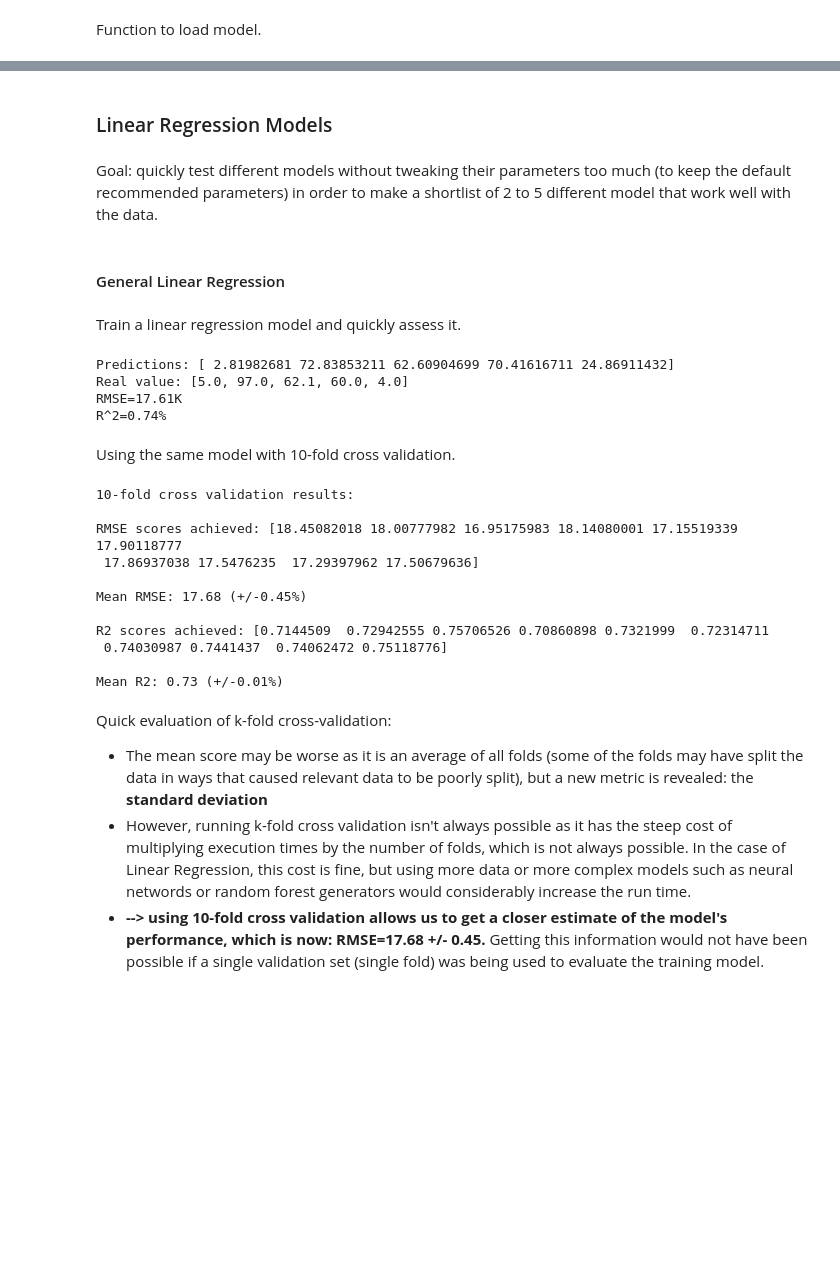
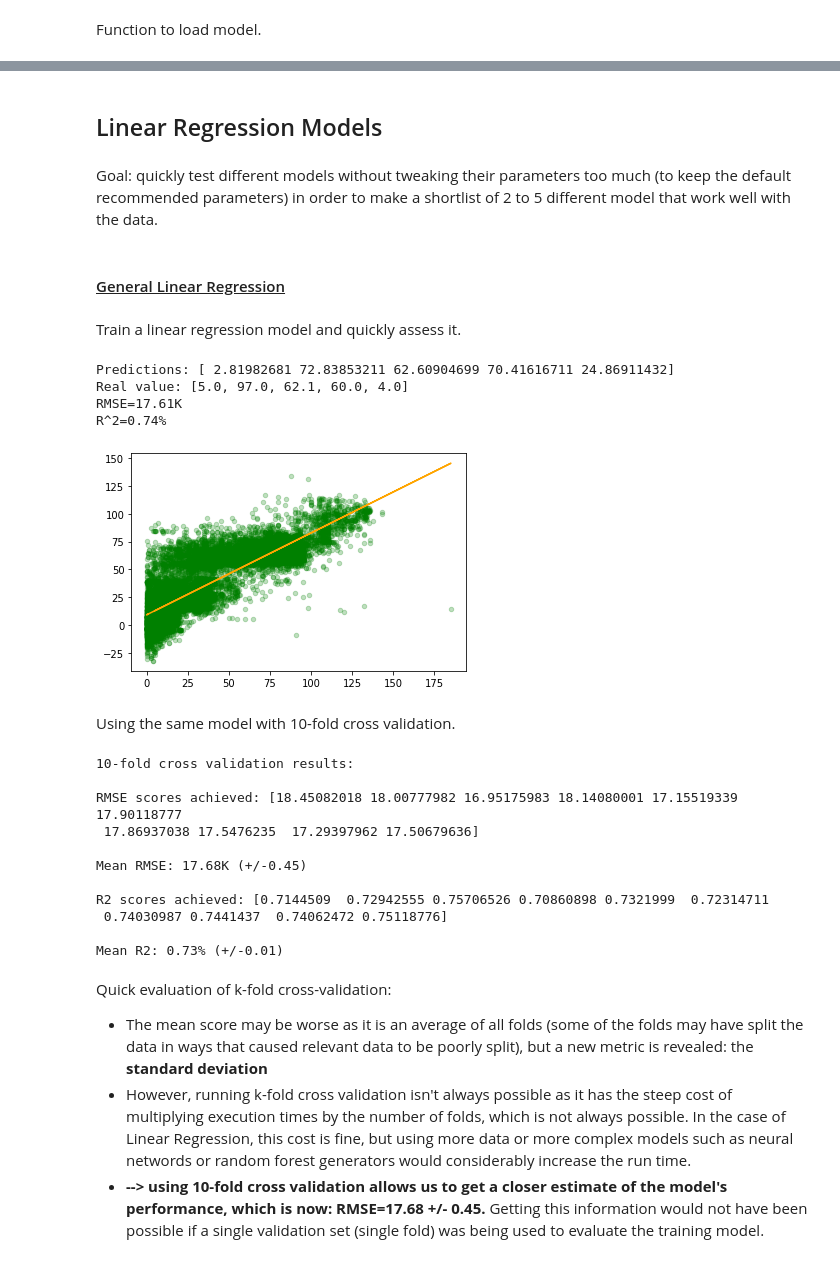
Before and after one commit to Adamouization/Superconductors-Critical-Temperature-Predictions-Regression, a Jupyter notebook: prototype/practical1.ipynb, the cells around one changed output, grey strips where cells are left out. Cells and saved outputs as stored; diff of their text form; code cells hidden in the pictures; blank space fills up the shorter version.

Commit message:
Plot line of best fit and re-run grid search

```diff
--- a/prototype/practical1.ipynb
+++ b/prototype/practical1.ipynb
@@ -247,3 +249,10 @@ def display_detailed_scores(scores: list, metric_name: str) -> None:
+# %%
+def plot_best_fit(y_actual, y_predicted, fig_name: str = "") -> None:
+    m, b = np.polyfit(y_actual, y_predicted, 1)
+    plt.scatter(y_actual, y_predicted, s=20, alpha=0.25, color="green")
+    plt.plot(y_actual, (m * y_actual) + b, color='orange')
+    plt.savefig("plot_{}.png".format(fig_name))
+    plt.show()
 # %% [markdown]
 Function to perform k-fold cross validation on a model.
 # %%
@@ -267,22 +290,25 @@ def load_model(model_type):
 # %% [markdown]
-### Linear Regression Models
+## Linear Regression Models
 # %% [markdown]
 Goal: quickly test different models without tweaking their parameters too much (to keep the default recommended parameters) in order to make a shortlist of 2 to 5 different model that work well with the data.
 # %% [markdown]
-#### General Linear Regression
+#### <u>General Linear Regression</u>
 # %% [markdown]
 Train a linear regression model and quickly assess it.
 # %%
-linear_regression = LinearRegression()
+linear_regression = LinearRegression(fit_intercept=True, normalize=True)
 linear_regression.fit(X, y)
 quick_prediction_test(linear_regression, X, y)
-evaluate_model_error(linear_regression, y, linear_regression.predict(X))
+y_prediction = linear_regression.predict(X)
+evaluate_model_error(linear_regression, y, y_prediction)
+plot_best_fit(y, y_prediction, "linear_reg")
 save_model(linear_regression, "linear_reg")
 # %% [output]
 Predictions: [ 2.81982681 72.83853211 62.60904699 70.41616711 24.86911432]
 Real value: [5.0, 97.0, 62.1, 60.0, 4.0]
 RMSE=17.61K
 R^2=0.74%
+[figure, added]
 # %% [markdown]
 Using the same model with 10-fold cross validation.
 # %%
@@ -293,12 +319,12 @@ k_fold_cross_validation(linear_regression, X, y)
 RMSE scores achieved: [18.45082018 18.00777982 16.95175983 18.14080001 17.15519339 17.90118777
  17.86937038 17.5476235  17.29397962 17.50679636]
 
-Mean RMSE: 17.68 (+/-0.45%)
+Mean RMSE: 17.68K (+/-0.45)
 
 R2 scores achieved: [0.7144509  0.72942555 0.75706526 0.70860898 0.7321999  0.72314711
  0.74030987 0.7441437  0.74062472 0.75118776]
 
-Mean R2: 0.73 (+/-0.01%)
+Mean R2: 0.73% (+/-0.01)
 # %% [markdown]
 Quick evaluation of k-fold cross-validation:
 * The mean score may be worse as it is an average of all folds (some of the folds may have split the data in ways that caused relevant data to be poorly split), but a new metric is revealed: the **standard deviation**
```
Also changed, not shown: parts of 29 cells of this notebook, 5 other files.
